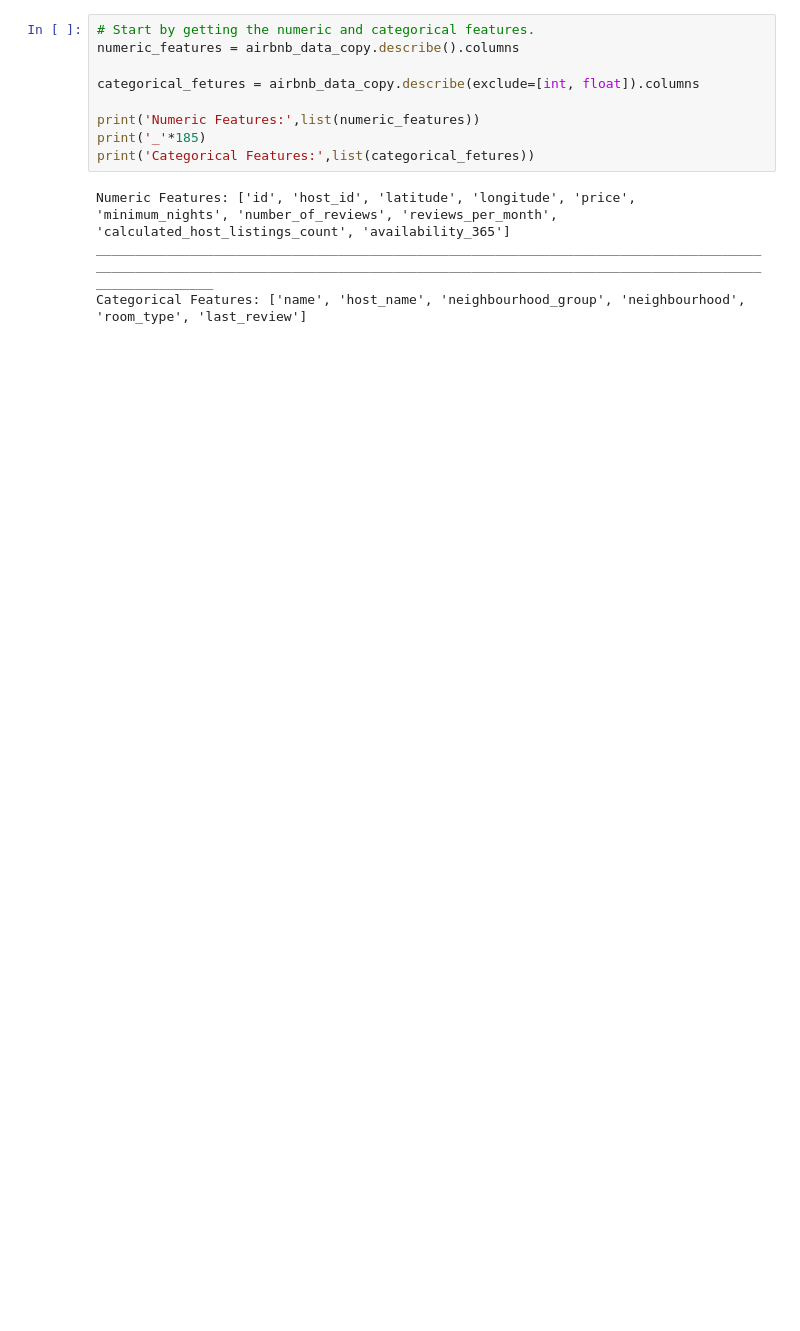
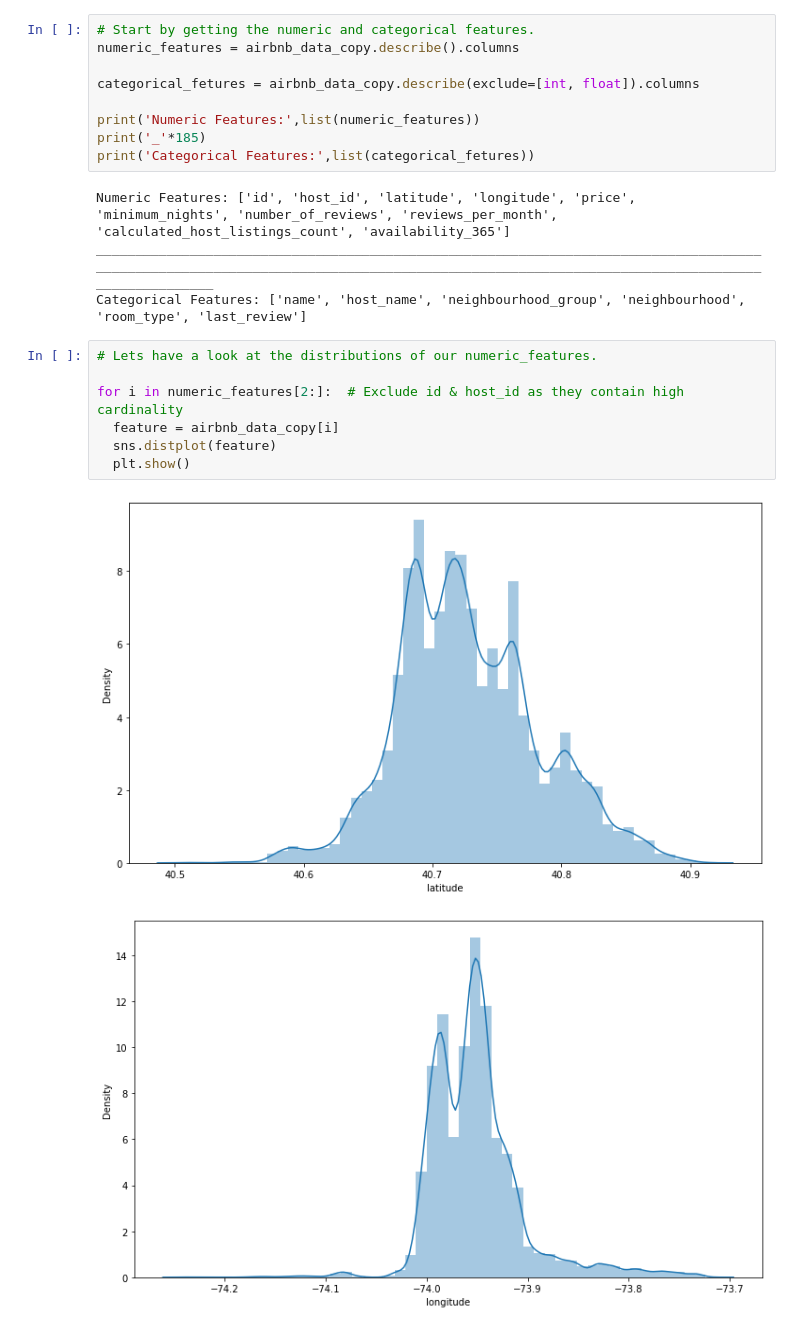
Before and after one commit to anishjohnson/Airbnb-Booking-Analysis, a Jupyter notebook: Airbnb_Bookings_Analysis_Anish_johnson.ipynb, the cells around one changed output. Cells and saved outputs as stored; diff of their text form; blank space fills up the shorter version.

```diff
--- a/Airbnb_Bookings_Analysis_Anish_johnson.ipynb
+++ b/Airbnb_Bookings_Analysis_Anish_johnson.ipynb
@@ -223,3 +224,13 @@ print('Categorical Features:',list(categorical_fetures))
 Numeric Features: ['id', 'host_id', 'latitude', 'longitude', 'price', 'minimum_nights', 'number_of_reviews', 'reviews_per_month', 'calculated_host_listings_count', 'availability_365']
 _________________________________________________________________________________________________________________________________________________________________________________________
 Categorical Features: ['name', 'host_name', 'neighbourhood_group', 'neighbourhood', 'room_type', 'last_review']
+# %%
+# Lets have a look at the distributions of our numeric_features.
+
+for i in numeric_features[2:]:  # Exclude id & host_id as they contain high cardinality
+  feature = airbnb_data_copy[i]
+  sns.distplot(feature)
+  plt.show()
+# %% [output]
+[figure, added]
+[figure, added]
```
Also changed, not shown: parts of 11 cells of this notebook.
